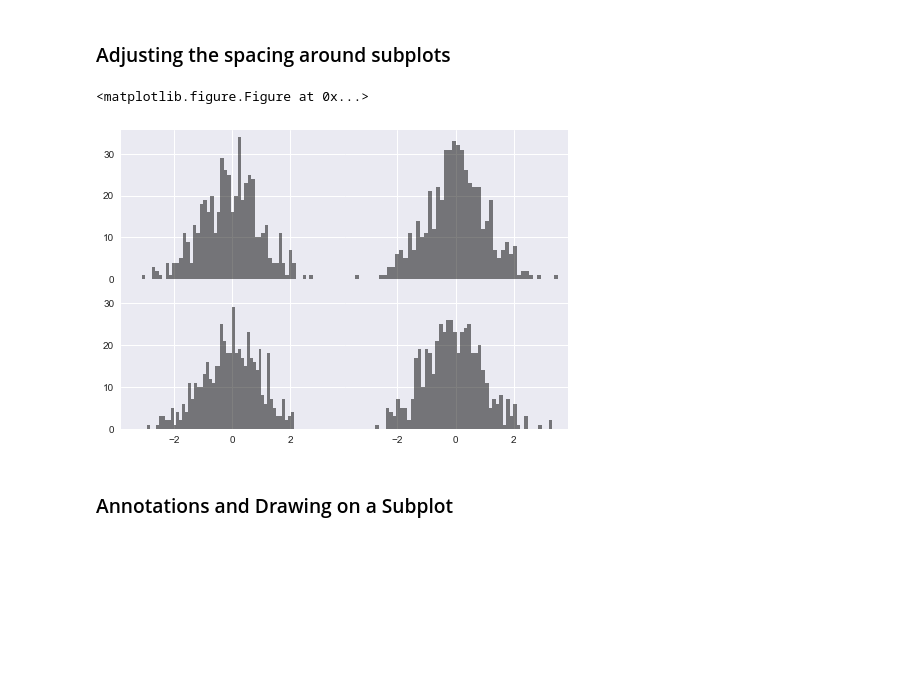
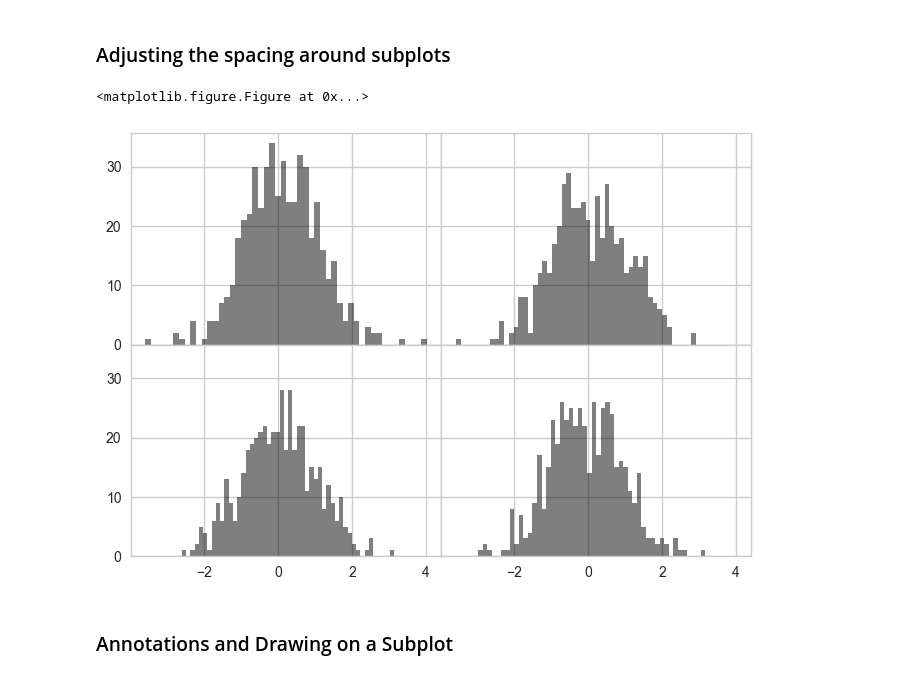
Before and after one commit to oluwaseunfadugba/IPython_Examples, a Jupyter notebook: seaborn_gallery.ipynb, the cells around one changed output. Drawn from its saved outputs; the diff is of its cells as text; code cells hidden in the pictures; blank space fills up the shorter version.

```diff
--- a/seaborn_gallery.ipynb
+++ b/seaborn_gallery.ipynb
@@ -26,6 +49,8 @@ ax.set_title() does not work in most cases involving subfigures.<br>Therefore, u
 # %% [markdown]
 ### Figures and Subplots
 # %%
+sns.set(context="notebook", style="whitegrid")
+
 fig = plt.figure()
 plt.suptitle("Figure after additional plots")
 
@@ -44,19 +69,21 @@ plt.show()
 # %% [markdown]
 ### Adjusting the spacing around subplots
 # %%
+sns.set(context="notebook", style="whitegrid")
+
 plt.suptitle("Figure with no inter-subplot spacing")
 subplots_adjust(left=None, bottom=None, right=None, top=None, wspace=None, hspace=None)
 
 fig, axes = plt.subplots(2, 2, sharex=True, sharey=True)
 for i in range(2):
     for j in range(2):
         axes[i, j].hist(randn(500), bins=50, color='k', alpha=0.5)
 
 plt.subplots_adjust(wspace=0, hspace=0)
 plt.show()
 # %% [output]
 <matplotlib.figure.Figure at 0x...>
-[figure, old version]
+[figure, new version]
 # %% [markdown]
 ### Annotations and Drawing on a Subplot
 # %%
```
Also changed, not shown: parts of 24 cells of this notebook.
